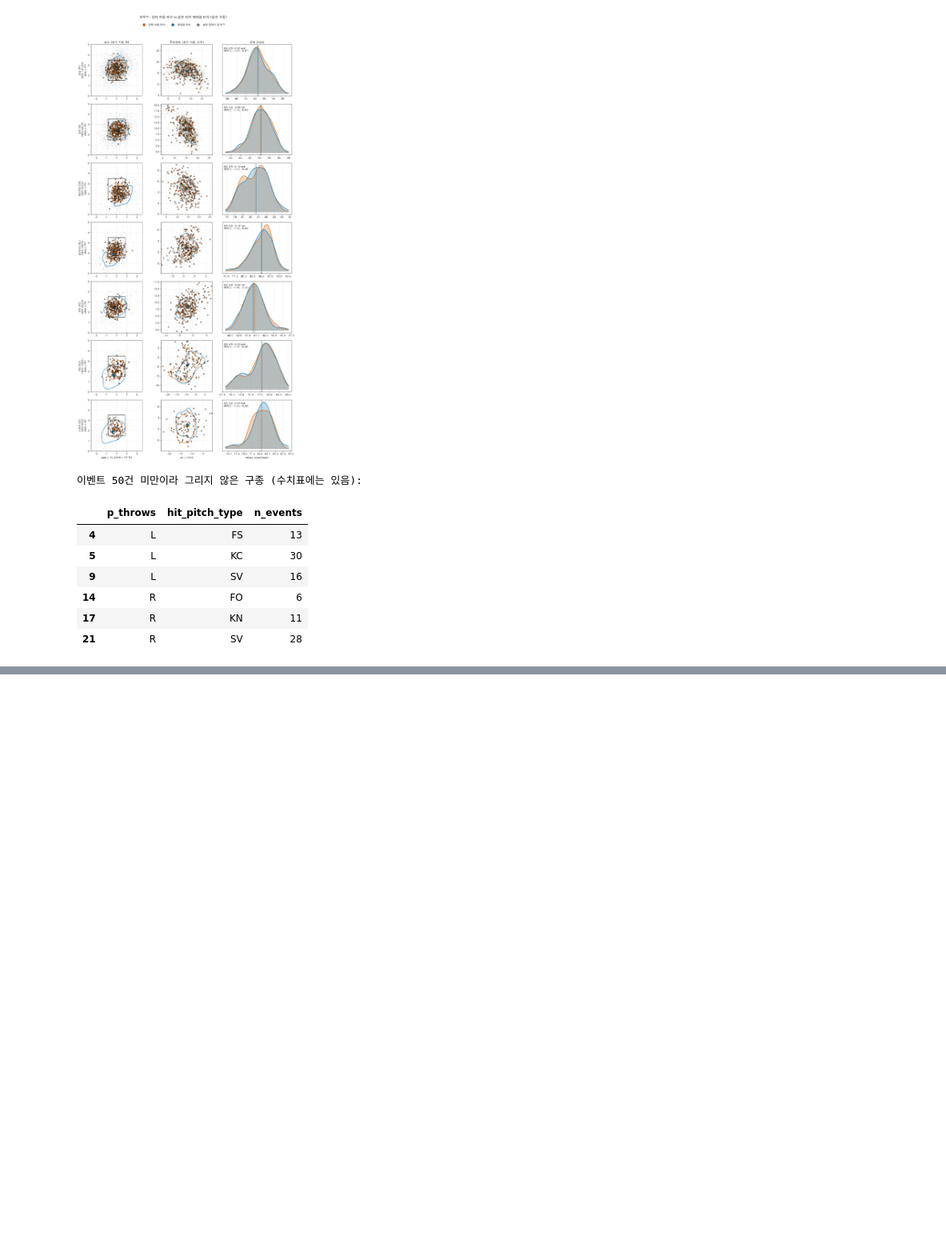
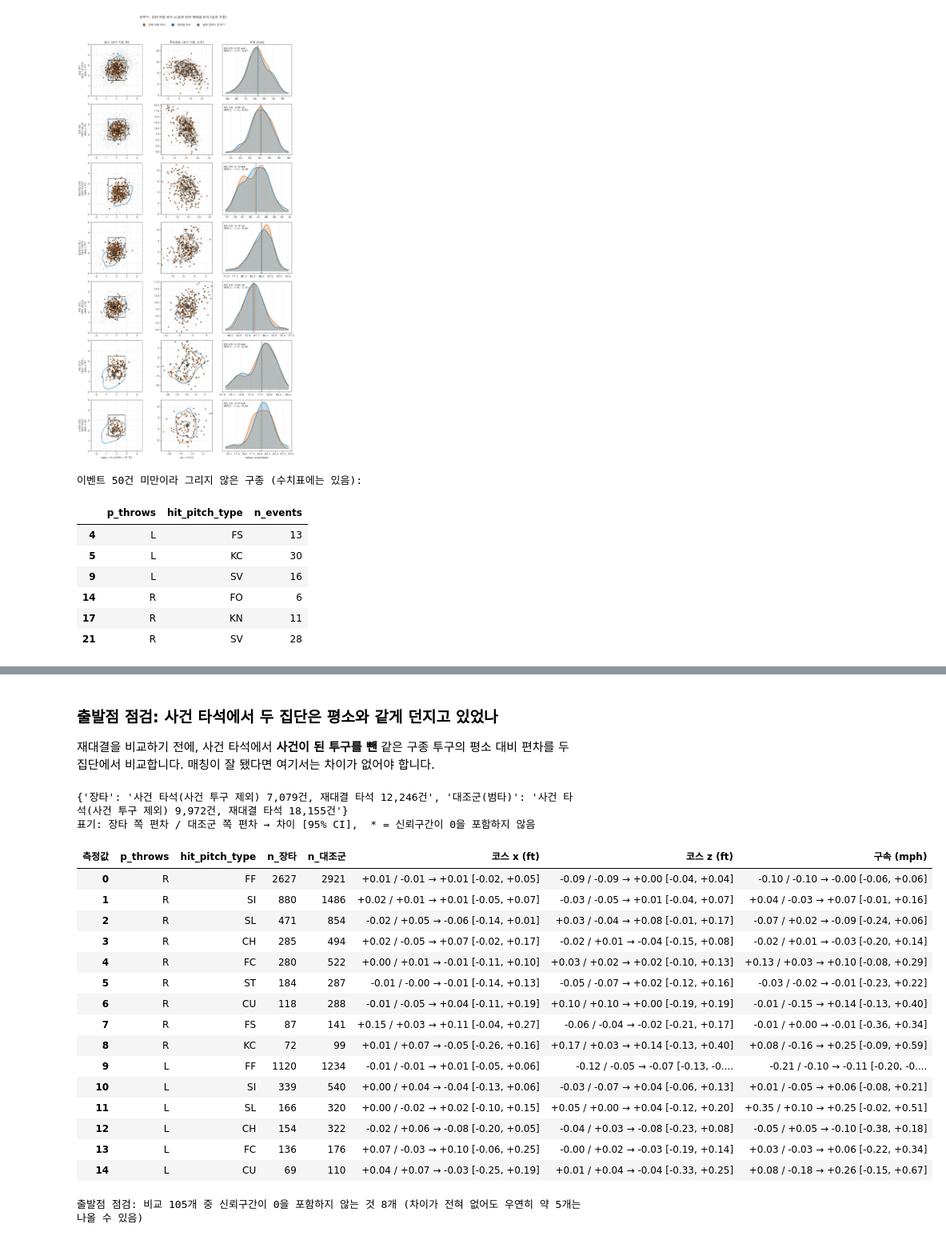
Before and after one commit to DongYun22/9th-first-project-baseball-2, a Jupyter notebook: notebooks/02_DY_rematch_pitch_execution_viz.ipynb, the cells around one changed output, grey strips where cells are left out. Shown at 80% size. Cells and saved outputs as stored; diff of their text form; code cells hidden in the pictures; blank space fills up the shorter version.

```diff
--- a/notebooks/02_DY_rematch_pitch_execution_viz.ipynb
+++ b/notebooks/02_DY_rematch_pitch_execution_viz.ipynb
@@ -741,0 +647,36 @@ display(wide.reset_index().sort_values(['p_throws', 'n_장타'], ascending=[Fals
+# %% [markdown]
+### 출발점 점검: 사건 타석에서 두 집단은 평소와 같게 던지고 있었나
+
+재대결을 비교하기 전에, 사건 타석에서 **사건이 된 투구를 뺀** 같은 구종 투구의 평소 대비 편차를 두 집단에서 비교합니다. 매칭이 잘 됐다면 여기서는 차이가 없어야 합니다.
+# %%
+base_sum, base_cnt = typical_tables(pitches)
+dev_event = {name: deviation_from_typical(ev, pitches, base_sum, base_cnt, 'event') for name, ev in reused_by_group.items()}
+dev_rematch = {name: deviation_from_typical(ev, pitches, base_sum, base_cnt, 'rematch') for name, ev in reused_by_group.items()}
+print({name: f'사건 타석(사건 투구 제외) {len(dev_event[name]):,}건, 재대결 타석 {len(dev_rematch[name]):,}건' for name in GROUPS})
+
+start_check = group_difference_table(dev_event['장타'], dev_event['대조군(범타)'])
+print('표기: 장타 쪽 편차 / 대조군 쪽 편차 → 차이 [95% CI],  * = 신뢰구간이 0을 포함하지 않음')
+pd.set_option('display.max_colwidth', 60)
+display(difference_wide(start_check, ['plate_x', 'plate_z', 'release_speed']))
+print(f'출발점 점검: 비교 {len(start_check)}개 중 신뢰구간이 0을 포함하지 않는 것 {int(start_check["0과 구별"].sum())}개 '
+      f'(차이가 전혀 없어도 우연히 약 {0.05 * len(start_check):.0f}개는 나올 수 있음)')
+# %% [output]
+{'장타': '사건 타석(사건 투구 제외) 7,079건, 재대결 타석 12,246건', '대조군(범타)': '사건 타석(사건 투구 제외) 9,972건, 재대결 타석 18,155건'}
+표기: 장타 쪽 편차 / 대조군 쪽 편차 → 차이 [95% CI],  * = 신뢰구간이 0을 포함하지 않음
+| 측정값 | p_throws | hit_pitch_type | n_장타 | n_대조군 | 코스 x (ft) | 코스 z (ft) | 구속 (mph) |
+| 0 | R | FF | 2627 | 2921 | +0.01 / -0.01 → +0.01 [-0.02, +0.05] | -0.09 / -0.09 → +0.00 [-0.04, +0.04] | -0.10 / -0.10 → -0.00 [-0.06, +0.06] |
+| 1 | R | SI | 880 | 1486 | +0.02 / +0.01 → +0.01 [-0.05, +0.07] | -0.03 / -0.05 → +0.01 [-0.04, +0.07] | +0.04 / -0.03 → +0.07 [-0.01, +0.16] |
+| 2 | R | SL | 471 | 854 | -0.02 / +0.05 → -0.06 [-0.14, +0.01] | +0.03 / -0.04 → +0.08 [-0.01, +0.17] | -0.07 / +0.02 → -0.09 [-0.24, +0.06] |
+| 3 | R | CH | 285 | 494 | +0.02 / -0.05 → +0.07 [-0.02, +0.17] | -0.02 / +0.01 → -0.04 [-0.15, +0.08] | -0.02 / +0.01 → -0.03 [-0.20, +0.14] |
+| 4 | R | FC | 280 | 522 | +0.00 / +0.01 → -0.01 [-0.11, +0.10] | +0.03 / +0.02 → +0.02 [-0.10, +0.13] | +0.13 / +0.03 → +0.10 [-0.08, +0.29] |
+| 5 | R | ST | 184 | 287 | -0.01 / -0.00 → -0.01 [-0.14, +0.13] | -0.05 / -0.07 → +0.02 [-0.12, +0.16] | -0.03 / -0.02 → -0.01 [-0.23, +0.22] |
+| 6 | R | CU | 118 | 288 | -0.01 / -0.05 → +0.04 [-0.11, +0.19] | +0.10 / +0.10 → +0.00 [-0.19, +0.19] | -0.01 / -0.15 → +0.14 [-0.13, +0.40] |
+| 7 | R | FS | 87 | 141 | +0.15 / +0.03 → +0.11 [-0.04, +0.27] | -0.06 / -0.04 → -0.02 [-0.21, +0.17] | -0.01 / +0.00 → -0.01 [-0.36, +0.34] |
+| 8 | R | KC | 72 | 99 | +0.01 / +0.07 → -0.05 [-0.26, +0.16] | +0.17 / +0.03 → +0.14 [-0.13, +0.40] | +0.08 / -0.16 → +0.25 [-0.09, +0.59] |
+| 9 | L | FF | 1120 | 1234 | -0.01 / -0.01 → +0.01 [-0.05, +0.06] | -0.12 / -0.05 → -0.07 [-0.13, -0.... | -0.21 / -0.10 → -0.11 [-0.20, -0.... |
+| 10 | L | SI | 339 | 540 | +0.00 / +0.04 → -0.04 [-0.13, +0.06] | -0.03 / -0.07 → +0.04 [-0.06, +0.13] | +0.01 / -0.05 → +0.06 [-0.08, +0.21] |
+| 11 | L | SL | 166 | 320 | +0.00 / -0.02 → +0.02 [-0.10, +0.15] | +0.05 / +0.00 → +0.04 [-0.12, +0.20] | +0.35 / +0.10 → +0.25 [-0.02, +0.51] |
+| 12 | L | CH | 154 | 322 | -0.02 / +0.06 → -0.08 [-0.20, +0.05] | -0.04 / +0.03 → -0.08 [-0.23, +0.08] | -0.05 / +0.05 → -0.10 [-0.38, +0.18] |
+| 13 | L | FC | 136 | 176 | +0.07 / -0.03 → +0.10 [-0.06, +0.25] | -0.00 / +0.02 → -0.03 [-0.19, +0.14] | +0.03 / -0.03 → +0.06 [-0.22, +0.34] |
+| 14 | L | CU | 69 | 110 | +0.04 / +0.07 → -0.03 [-0.25, +0.19] | +0.01 / +0.04 → -0.04 [-0.33, +0.25] | +0.08 / -0.18 → +0.26 [-0.15, +0.67] |
+출발점 점검: 비교 105개 중 신뢰구간이 0을 포함하지 않는 것 8개 (차이가 전혀 없어도 우연히 약 5개는 나올 수 있음)
```
Also changed, not shown: parts of 22 cells of this notebook.
